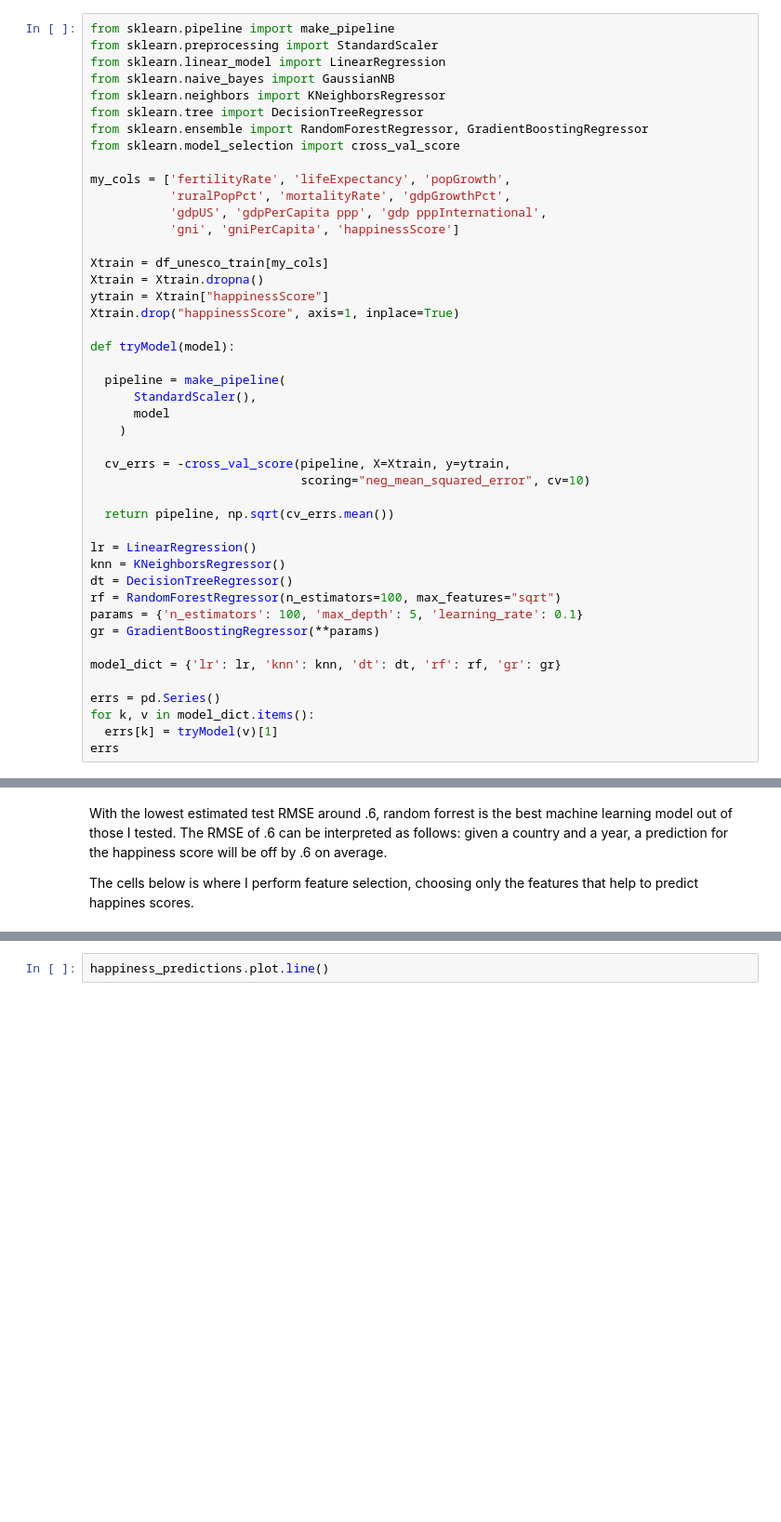
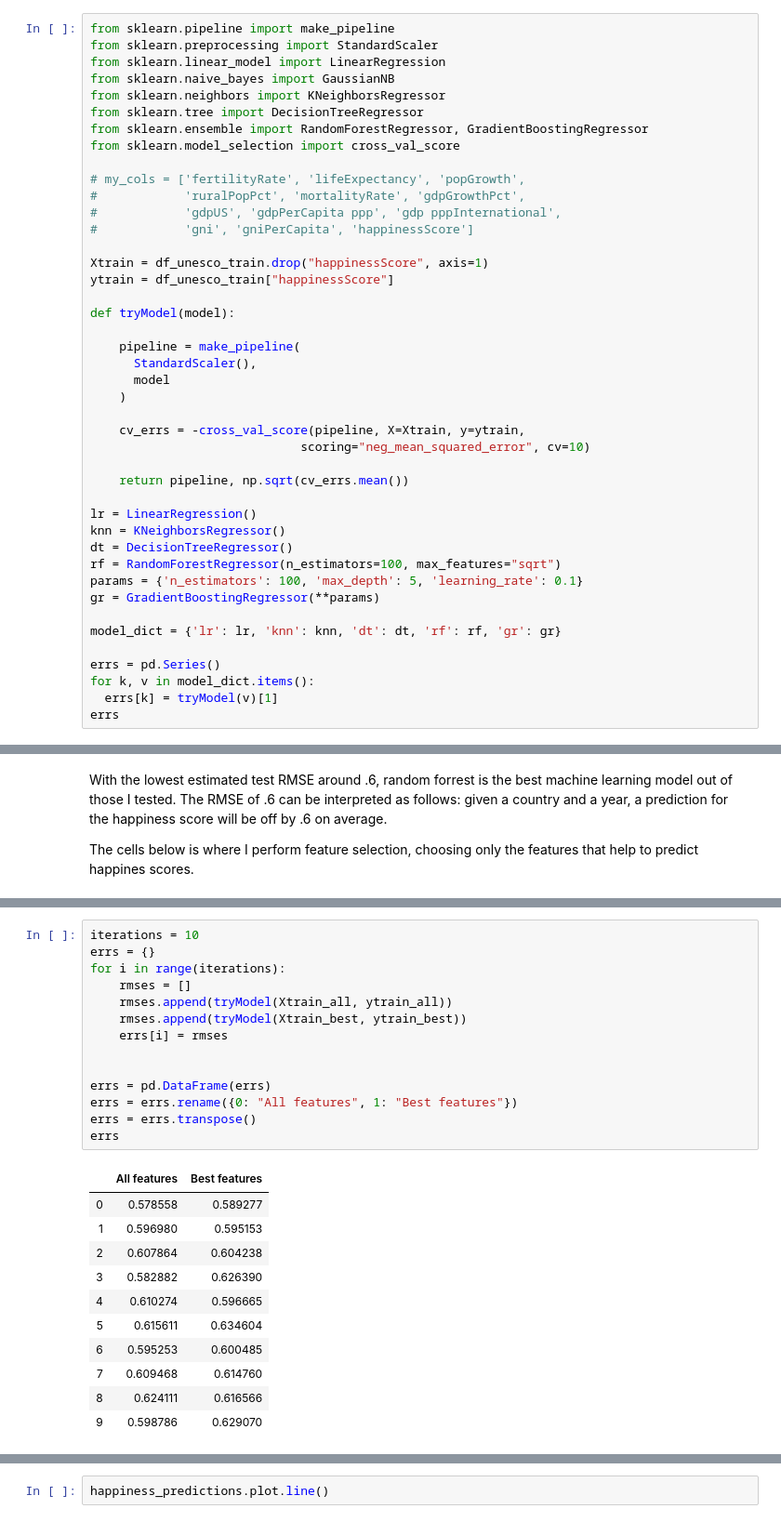
Before and after one commit to juliandavis7/301_proj, a Jupyter notebook: part3.ipynb, the cells around one changed output, grey strips where cells are left out. Shown at 93% size. Drawn from its saved outputs; the diff is of its cells as text; blank space fills up the shorter version.

```diff
--- a/part3.ipynb
+++ b/part3.ipynb
@@ -18,27 +32,25 @@ from sklearn.tree import DecisionTreeRegressor
 from sklearn.ensemble import RandomForestRegressor, GradientBoostingRegressor
 from sklearn.model_selection import cross_val_score
 
-my_cols = ['fertilityRate', 'lifeExpectancy', 'popGrowth',
-           'ruralPopPct', 'mortalityRate', 'gdpGrowthPct',
-           'gdpUS', 'gdpPerCapita ppp', 'gdp pppInternational',
-           'gni', 'gniPerCapita', 'happinessScore']
+# my_cols = ['fertilityRate', 'lifeExpectancy', 'popGrowth',
+#            'ruralPopPct', 'mortalityRate', 'gdpGrowthPct',
+#            'gdpUS', 'gdpPerCapita ppp', 'gdp pppInternational',
+#            'gni', 'gniPerCapita', 'happinessScore']
 
-Xtrain = df_unesco_train[my_cols]
-Xtrain = Xtrain.dropna()
-ytrain = Xtrain["happinessScore"]
-Xtrain.drop("happinessScore", axis=1, inplace=True)
+Xtrain = df_unesco_train.drop("happinessScore", axis=1)
+ytrain = df_unesco_train["happinessScore"]
 
 def tryModel(model):
 
-  pipeline = make_pipeline(
+    pipeline = make_pipeline(
       StandardScaler(),
       model
     )
 
-  cv_errs = -cross_val_score(pipeline, X=Xtrain, y=ytrain,
+    cv_errs = -cross_val_score(pipeline, X=Xtrain, y=ytrain,
                              scoring="neg_mean_squared_error", cv=10)
 
-  return pipeline, np.sqrt(cv_errs.mean())
+    return pipeline, np.sqrt(cv_errs.mean())
 
 lr = LinearRegression()
 knn = KNeighborsRegressor()
@@ -127 +139,27 @@ Best features    0.615033
 dtype: float64
+# %%
+iterations = 10
+errs = {}
+for i in range(iterations):
+    rmses = []
+    rmses.append(tryModel(Xtrain_all, ytrain_all))
+    rmses.append(tryModel(Xtrain_best, ytrain_best))
+    errs[i] = rmses
+
+
+errs = pd.DataFrame(errs)
+errs = errs.rename({0: "All features", 1: "Best features"})
+errs = errs.transpose()
+errs
+# %% [output]
+|  | All features | Best features |
+| 0 | 0.578558 | 0.589277 |
+| 1 | 0.596980 | 0.595153 |
+| 2 | 0.607864 | 0.604238 |
+| 3 | 0.582882 | 0.626390 |
+| 4 | 0.610274 | 0.596665 |
+| 5 | 0.615611 | 0.634604 |
+| 6 | 0.595253 | 0.600485 |
+| 7 | 0.609468 | 0.614760 |
+| 8 | 0.624111 | 0.616566 |
+| 9 | 0.598786 | 0.629070 |
```
Also changed, not shown: parts of 7 cells of this notebook, 1 other file.
